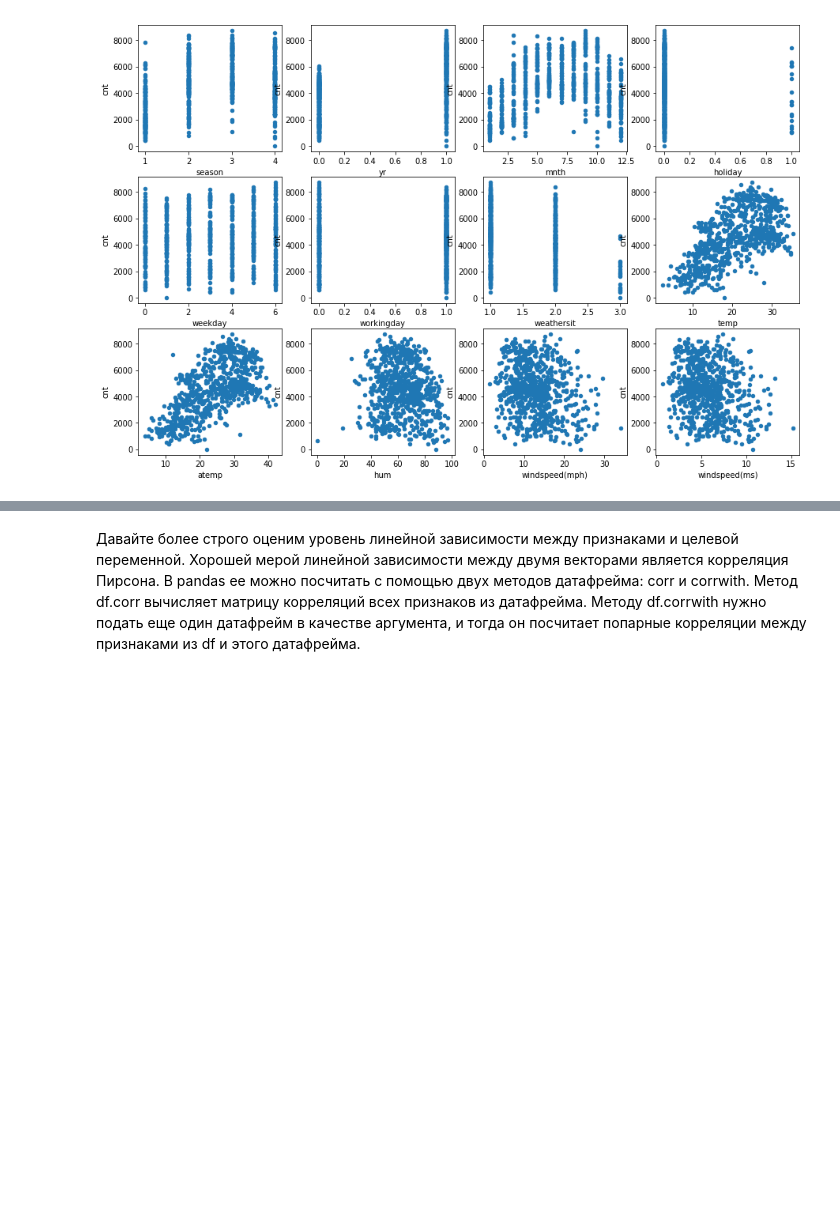
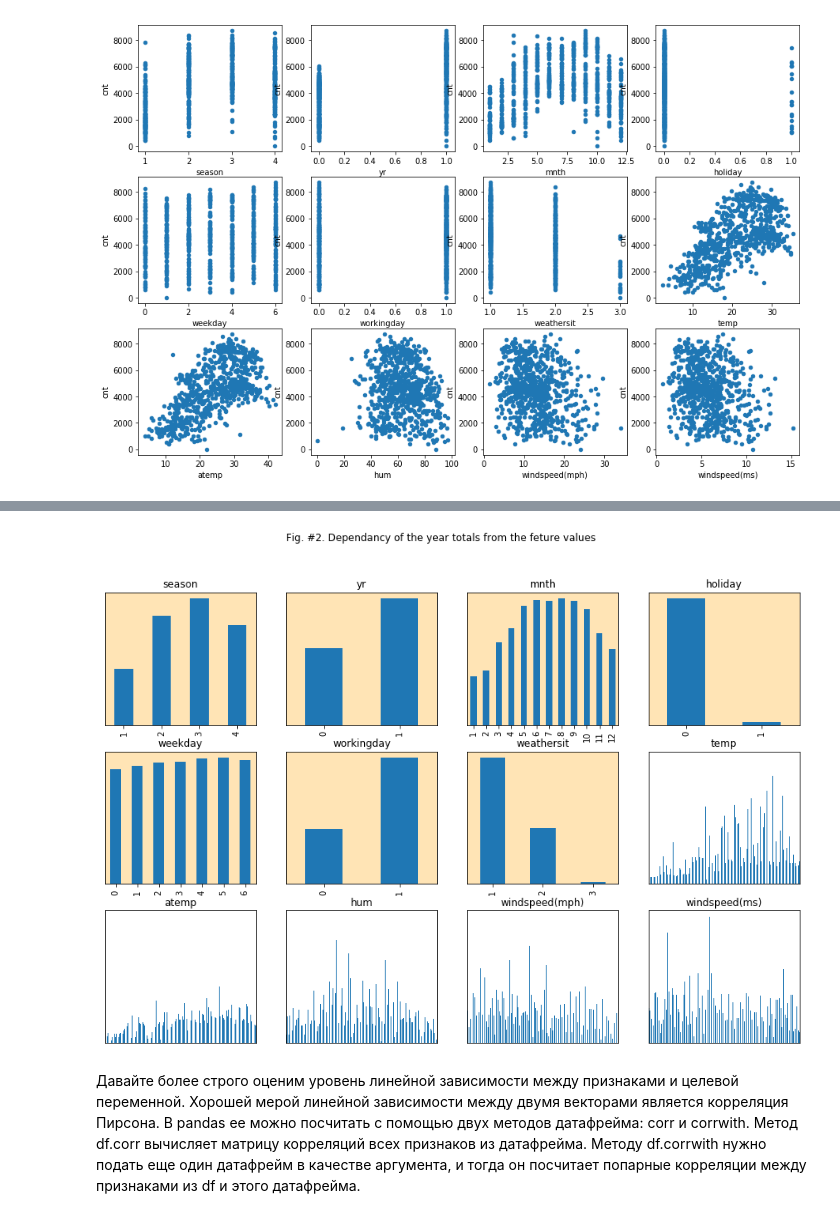
Before and after one commit to avikulin/PythonMath, a Jupyter notebook: Yandex ML Course #2/Labs/OverfittingTask.ipynb, the cells around one changed output, grey strips where cells are left out. Saved outputs shown, nothing was run; the diff lists cells and outputs as text; code cells hidden in the pictures; blank space fills up the shorter version.

```diff
--- a/Yandex ML Course #2/Labs/OverfittingTask.ipynb
+++ b/Yandex ML Course #2/Labs/OverfittingTask.ipynb
@@ -92,3 +72,24 @@ mnth
+# %%
+df_features_column_names = df.columns[:-1]
+df_target_column_name = df.columns[-1:][0]
+
+fig, axes = plt.subplots(nrows=3, ncols=4, figsize=(15, 10))
+
+fig.suptitle("Fig. #2. Dependancy of the year totals from the feture values")
+
+for idx, column in enumerate(df_features_column_names):
+    res_df = df[[column, df_target_column_name]].groupby([column]).sum()
+    axis_cell = res_df.plot(use_index=True, y=df_target_column_name, kind="bar",
+                subplots=False, ax=axes[idx / 4, idx % 4], title=column, legend=False)
+    axis_cell.set_xlabel("")
+    axis_cell.set_ylabel("")
+    axis_cell.set_yticks([])
+    axis_cell.set_facecolor("moccasin")
+    if idx > 6:
+        axis_cell.set_facecolor("white")
+        axis_cell.set_xticks([])
+# %% [output]
+[figure, added]
 # %% [markdown]
 Давайте более строго оценим уровень линейной зависимости между признаками и целевой переменной. Хорошей мерой линейной зависимости между двумя векторами является корреляция Пирсона. В pandas ее можно посчитать с помощью двух методов датафрейма: corr и corrwith. Метод df.corr вычисляет матрицу корреляций всех признаков из датафрейма. Методу df.corrwith нужно подать еще один датафрейм в качестве аргумента, и тогда он посчитает попарные корреляции между признаками из df и этого датафрейма.
 # %%
```
Also changed, not shown: parts of 5 cells of this notebook.
